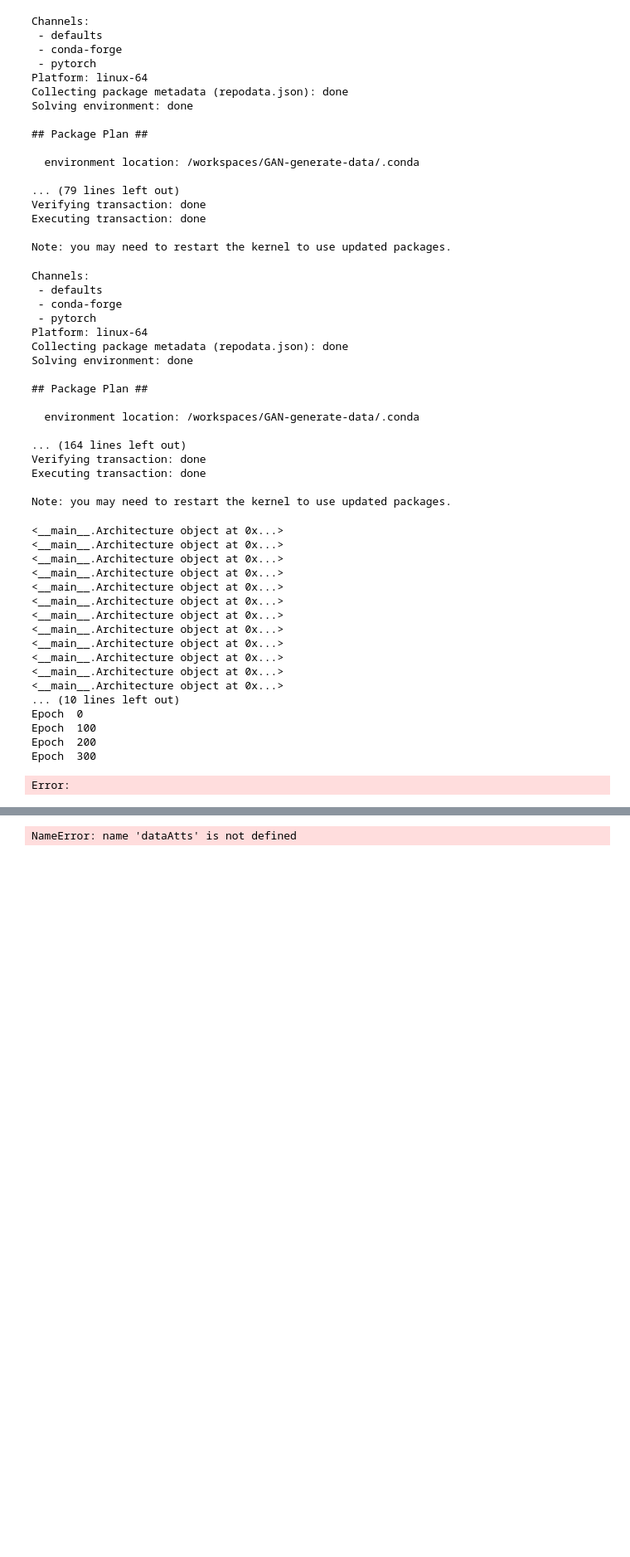
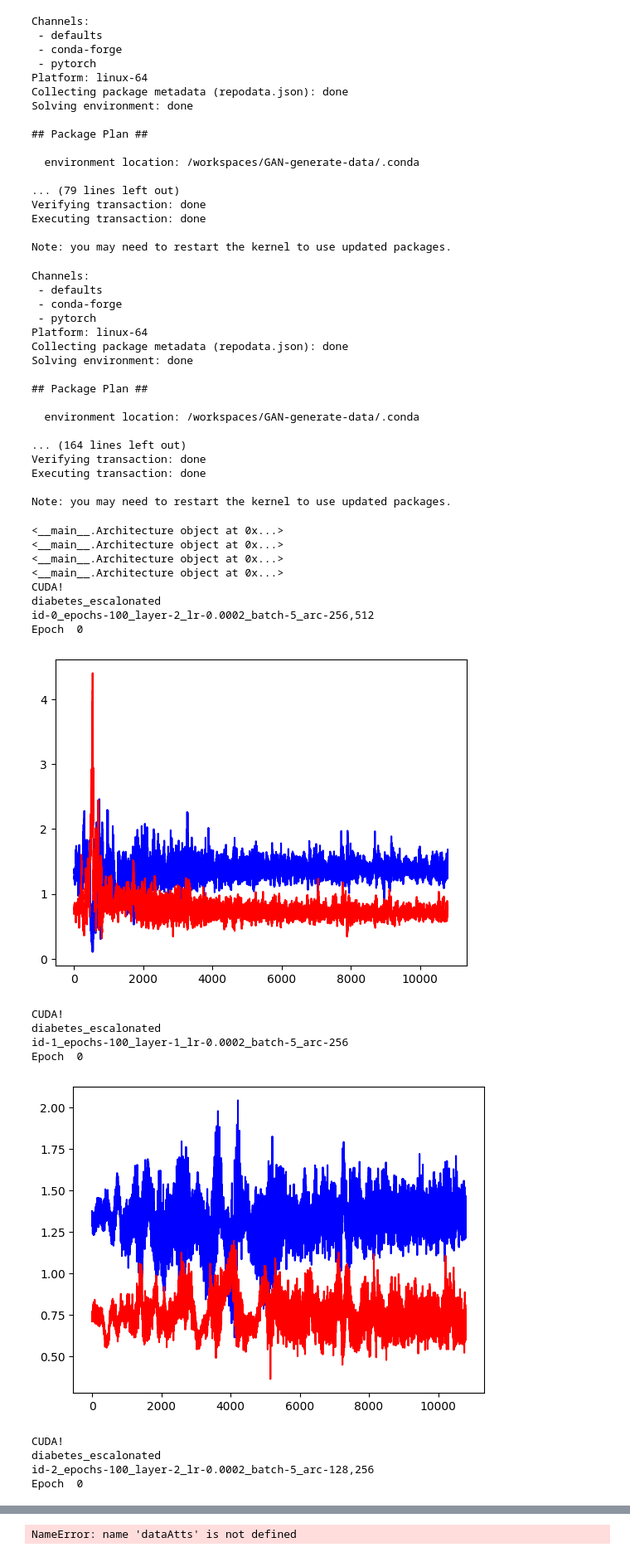
Before and after one commit to glenclayton/GAN-generate-data, a Jupyter notebook: train_generator_discriminator.ipynb, the cells around one changed output, grey strips where cells are left out. Shown: that part at 83% size. Saved outputs shown, nothing was run; the diff lists cells and outputs as text; code cells hidden in the pictures; blank space fills up the shorter version.

```diff
--- a/train_generator_discriminator.ipynb
+++ b/train_generator_discriminator.ipynb
@@ -75,6 +89,7 @@ import os
 # import matplotlib.pyplot as plt
 import glob
 from utils import *
+import matplotlib.pyplot as plt
 
 
 class Architecture():
@@ -102,10 +117,10 @@ if not os.path.isfile('./original_data/diabetes_escalonated.csv'):
     exit()
 
 file_names=["original_data/diabetes_escalonated.csv"]
-num_epochs=[500]
+num_epochs=[100]
 learning_rate=[0.0002]
 batch_size=[5]
-number_of_experiments = 5
+number_of_experiments = 1
 #hidden_layers=[[256, 512]]
 hidden_layers=[[256, 512], [256], [128, 256], [128]]
 # hidden_layers=[[256]]
@@ -167,6 +182,7 @@ for file_name, epochs in zip(file_names, num_epochs):
         if torch.cuda.is_available():
             discriminator.cuda()
             generator.cuda()
+            print("CUDA!")
         d_optimizer = optim.Adam(discriminator.parameters(), lr=arc.learning_rate)
         g_optimizer = optim.Adam(generator.parameters(), lr=arc.learning_rate)
         loss = arc.loss
@@ -197,61 +213,62 @@ for file_name, epochs in zip(file_names, num_epochs):
                 # Generate fake data
                 fake_data = generator(random_noise(real_batch.size(0)))
                 # Train G
                 g_error = train_generator(g_optimizer, discriminator, loss, fake_data)
 
-                d_error_plt.append(d_error)
-                g_error_plt.append(g_error)
+                d_error_plt.append(d_error.cpu().detach())
+                g_error_plt.append(g_error.cpu().detach())
+
+        torch.save({
+            'epoch': epoch,
+            'model_attributes': generatorAtts,
+            'model_state_dict': generator.state_dict(),
+            'optimizer_state_dict': g_optimizer.state_dict(),
+            'loss': loss
+           }, "models/" + dataAtts.fname + "/generator_" + arc.name + ".pt")
+
+
+        torch.save({
+            'epoch': epoch,
+            'model_attributes': discriminatorAtts,
+            'model_state_dict': discriminator.state_dict(),
+            'optimizer_state_dict': d_optimizer.state_dict(),
+            'loss': loss
+        }, "models/" + dataAtts.fname + "/discriminator_" + arc.name + ".pt")
 
         # Display Plots
         plt.plot(d_error_plt, 'b')
         plt.plot(g_error_plt, 'r')
         filename = "results/" + dataAtts.fname + "/" + "error_growth.txt"
         file = open(filename, "w")
         file.write("Discriminator error: " + str(d_error_plt) + "\n")
         file.write("\n\n\n")
         file.write("Generator error: " + str(g_error_plt) + "\n")
         file.close()
 
         plt.savefig('images/'+ dataAtts.fname + "/"+ 'error.png')
         plt.show()
         plt.clf()
 
 
         # From this line on it's just the saving
         # save_model("generator", epoch, generatorAtts, generator.state_dict(), g_optimizer.state_dict(), loss, dataAtts.fname, arc.name)
         # save_model("discriminator", epoch, discriminatorAtts, discriminator.state_dict(), d_optimizer.state_dict(), loss, dataAtts.fname, arc.name)
-
-        torch.save({
-            'epoch': epoch,
-            'model_attributes': generatorAtts,
-            'model_state_dict': generator.state_dict(),
-            'optimizer_state_dict': g_optimizer.state_dict(),
-            'loss': loss
-            }, "models/" + dataAtts.fname + "/generator_" + arc.name + ".pt")
-
-        torch.save({
-            'epoch': epoch,
-            'model_attributes': discriminatorAtts,
-            'model_state_dict': discriminator.state_dict(),
-            'optimizer_state_dict': d_optimizer.state_dict(),
-            'loss': loss
-        }, "models/" + dataAtts.fname + "/discriminator_" + arc.name + ".pt")
 # %% [output]
 <__main__.Architecture object at 0x...>
 <__main__.Architecture object at 0x...>
 <__main__.Architecture object at 0x...>
 <__main__.Architecture object at 0x...>
-<__main__.Architecture object at 0x...>
-<__main__.Architecture object at 0x...>
-<__main__.Architecture object at 0x...>
-<__main__.Architecture object at 0x...>
-<__main__.Architecture object at 0x...>
-<__main__.Architecture object at 0x...>
-<__main__.Architecture object at 0x...>
-<__main__.Architecture object at 0x...>
-... (10 lines left out)
+CUDA!
+diabetes_escalonated
+id-0_epochs-100_layer-2_lr-0.0002_batch-5_arc-256,512
 Epoch  0
-Epoch  100
-Epoch  200
-Epoch  300
+[figure, added]
-Error:
+CUDA!
+diabetes_escalonated
+id-1_epochs-100_layer-1_lr-0.0002_batch-5_arc-256
+Epoch  0
+[figure, added]
+CUDA!
+diabetes_escalonated
+id-2_epochs-100_layer-2_lr-0.0002_batch-5_arc-128,256
+Epoch  0
```
Also changed, not shown: parts of 3 cells of this notebook.
